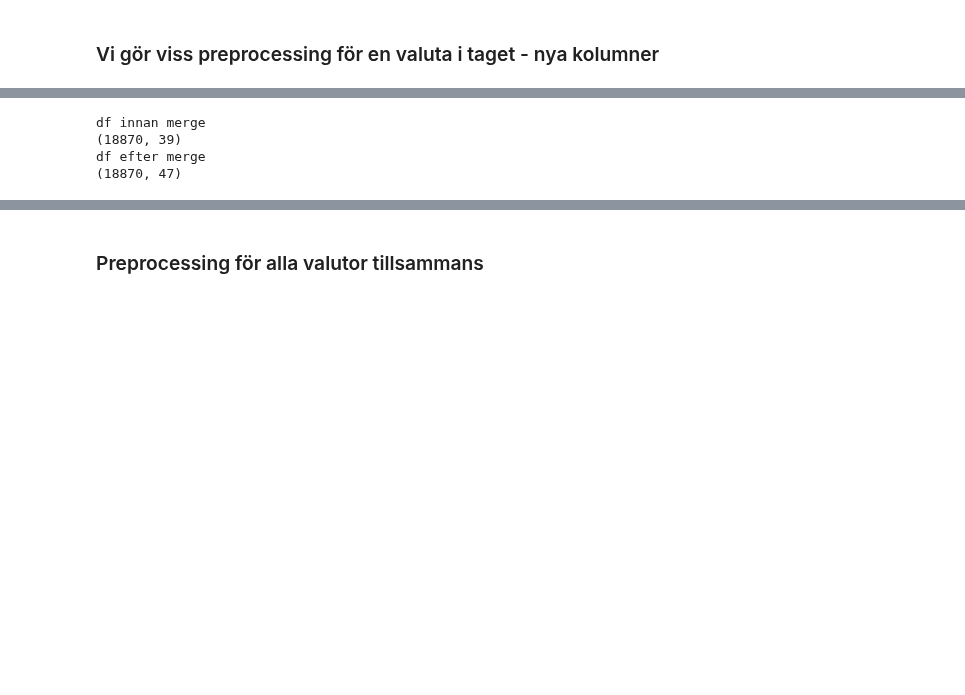
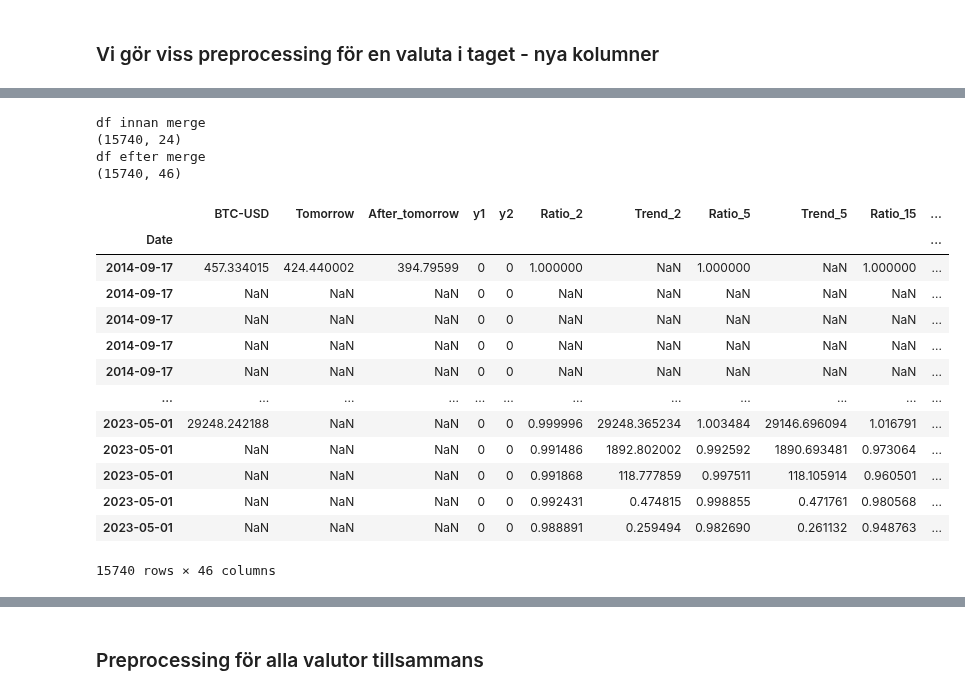
Before and after one commit to carokanns/the_new_Krypto, a Jupyter notebook: my_testa_modeller.ipynb, the cells around one changed output, grey strips where cells are left out. Cells and saved outputs as stored; diff of their text form; code cells hidden in the pictures; blank space fills up the shorter version.

```diff
--- a/my_testa_modeller.ipynb
+++ b/my_testa_modeller.ipynb
@@ -340,6 +349,7 @@ def create_predictors(df_, ticker, target, horizons=[2,5,60,250], ETH_BTC=False)
             predictors += [ticker_name+'_ETH_lag2']
 
     # Target
+    # display(df)
     # tomorrow's close price - alltså nästa dag
     df['Tomorrow'] = df[ticker].shift(-1)
     # after tomorrow's close price - alltså om två dagar
@@ -348,7 +358,7 @@ def create_predictors(df_, ticker, target, horizons=[2,5,60,250], ETH_BTC=False)
     df['y2'] = (df['After_tomorrow'] > df[ticker]).astype(int)
     # df.dropna(inplace=True)
 
-    hpref = 'GLD_' if ticker == 'GLD' else ''
+    hpref = 'GLD_' if 'GLD' in ticker else ''
     for horizon in horizons:
         rolling_averages = df.rolling(horizon, min_periods=1).mean()
 
@@ -421,20 +512,35 @@ Name: Date, Length: 3145, dtype: int64
 # %%
 print('df innan merge')
 df=df.set_index('Date')
 print(df.shape)
 df=df.merge(df_inflations, left_index=True,
           right_index=True, how='left')
 
-# df = df.merge(df_gold, left_index=True,  # Behövs inte - redan med i tickers
-#           right_index=True, how='left')
+df = df.merge(df_gold, left_index=True,
+           right_index=True, how='left')
 print('df efter merge')
 print(df.shape)
 # df_inflations.shape'
+df
 # %% [output]
 df innan merge
-(18870, 39)
+(15740, 24)
 df efter merge
-(18870, 47)
+(15740, 46)
+|  | BTC-USD | Tomorrow | After_tomorrow | y1 | y2 | Ratio_2 | Trend_2 | Ratio_5 | Trend_5 | Ratio_15 | ... |
+| Date |  |  |  |  |  |  |  |  |  |  | ... |
+| 2014-09-17 | 457.334015 | 424.440002 | 394.79599 | 0 | 0 | 1.000000 | NaN | 1.000000 | NaN | 1.000000 | ... |
+| 2014-09-17 | NaN | NaN | NaN | 0 | 0 | NaN | NaN | NaN | NaN | NaN | ... |
+| 2014-09-17 | NaN | NaN | NaN | 0 | 0 | NaN | NaN | NaN | NaN | NaN | ... |
+| 2014-09-17 | NaN | NaN | NaN | 0 | 0 | NaN | NaN | NaN | NaN | NaN | ... |
+| 2014-09-17 | NaN | NaN | NaN | 0 | 0 | NaN | NaN | NaN | NaN | NaN | ... |
+| ... | ... | ... | ... | ... | ... | ... | ... | ... | ... | ... | ... |
+| 2023-05-01 | 29248.242188 | NaN | NaN | 0 | 0 | 0.999996 | 29248.365234 | 1.003484 | 29146.696094 | 1.016791 | ... |
+| 2023-05-01 | NaN | NaN | NaN | 0 | 0 | 0.991486 | 1892.802002 | 0.992592 | 1890.693481 | 0.973064 | ... |
+| 2023-05-01 | NaN | NaN | NaN | 0 | 0 | 0.991868 | 118.777859 | 0.997511 | 118.105914 | 0.960501 | ... |
+| 2023-05-01 | NaN | NaN | NaN | 0 | 0 | 0.992431 | 0.474815 | 0.998855 | 0.471761 | 0.980568 | ... |
+| 2023-05-01 | NaN | NaN | NaN | 0 | 0 | 0.988891 | 0.259494 | 0.982690 | 0.261132 | 0.948763 | ... |
+15740 rows × 46 columns
 # %%
 df.dropna(subset=['Tomorrow'], inplace=True)
 df.dropna(subset=[target], inplace=True)
```
Also changed, not shown: parts of 27 cells of this notebook, 3 other files.
